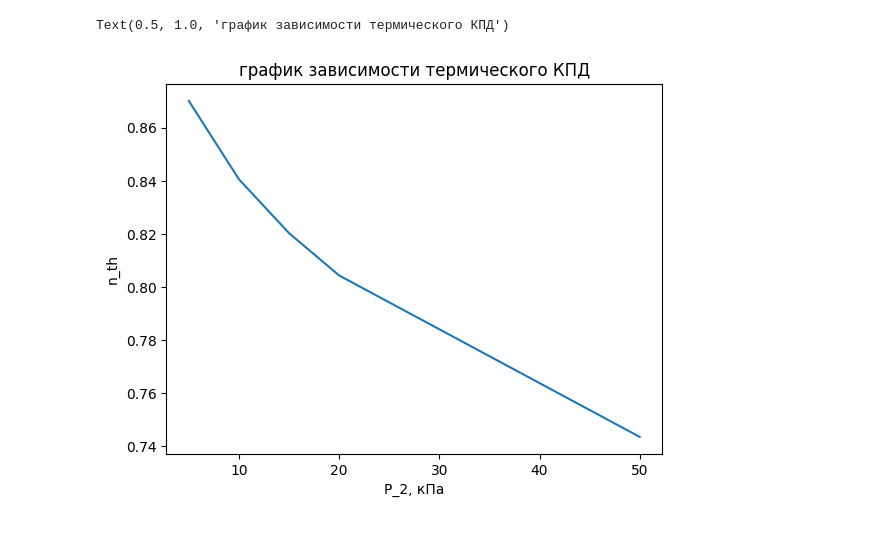
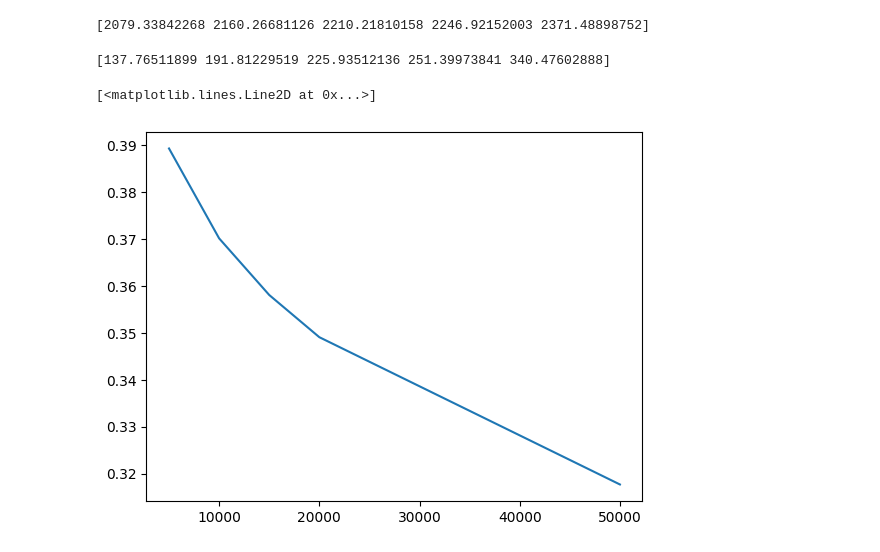
Before and after one commit to Kaikattya/turbine, a Jupyter notebook: hw_1_t2.ipynb, the cells around one changed output. Drawn from its saved outputs; the diff is of its cells as text; code cells hidden in the pictures.

```diff
--- a/hw_1_t2.ipynb
+++ b/hw_1_t2.ipynb
@@ -25,8 +29,33 @@ y_val = [cycl(p_2) for p_2 in p_2_lis]
-# %%
-plt.plot(x_val, y_val)
-plt.xlabel('P_2, кПа')
-plt.ylabel('n_th')
-plt.title('график зависимости термического КПД')
-# %% [output]
-Text(0.5, 1.0, 'график зависимости термического КПД')
-[figure, removed]
+# %%
+point_0 = gas(P=p_0 * unit, T=t_0)
+h_0 = point_0.h
+# %%
+i=0
+h_condenser_inlet = []
+while i<len(p_k):
+    point_condenser_inlet = gas(P= p_k[i] * unit, s=point_0.s)
+    i=i+1
+    h_condenser_inlet = np.append(h_condenser_inlet,point_condenser_inlet.h )
+print (h_condenser_inlet)
+# %% [output]
+[2079.33842268 2160.26681126 2210.21810158 2246.92152003 2371.48898752]
+# %%
+i=0
+h_pump_outlet = []
+while i<len(p_k):
+    point_pump_outlet = gas(P=p_k[i] * unit, x=0)
+    i=i+1
+    h_pump_outlet = np.append (h_pump_outlet, point_pump_outlet.h )
+print (h_pump_outlet)
+# %% [output]
+[137.76511899 191.81229519 225.93512136 251.39973841 340.47602888]
+# %%
+useful_energy = h_0 - h_condenser_inlet
+full_energy = h_0 - h_pump_outlet
+efficiency = useful_energy / full_energy
+# %%
+fig, ax = plt.subplots()
+ax.plot(p_k,efficiency)
+# %% [output]
+[<matplotlib.lines.Line2D at 0x...>]
+[figure, added]
```
Also changed, not shown: parts of 9 cells of this notebook, 4 other files.
